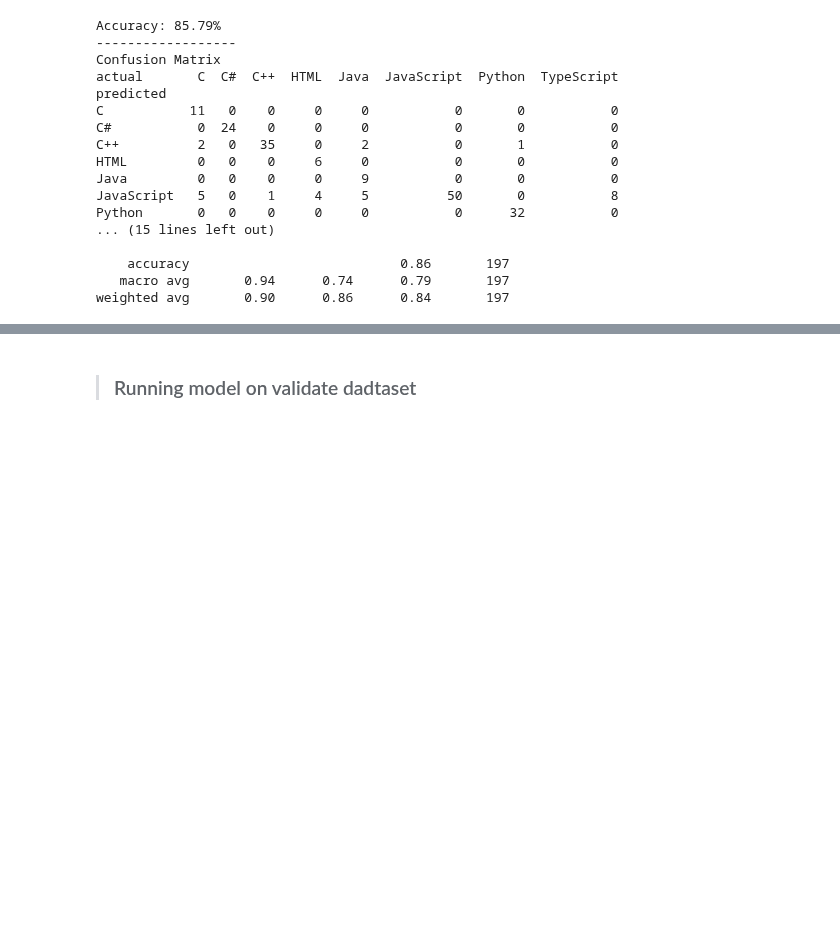
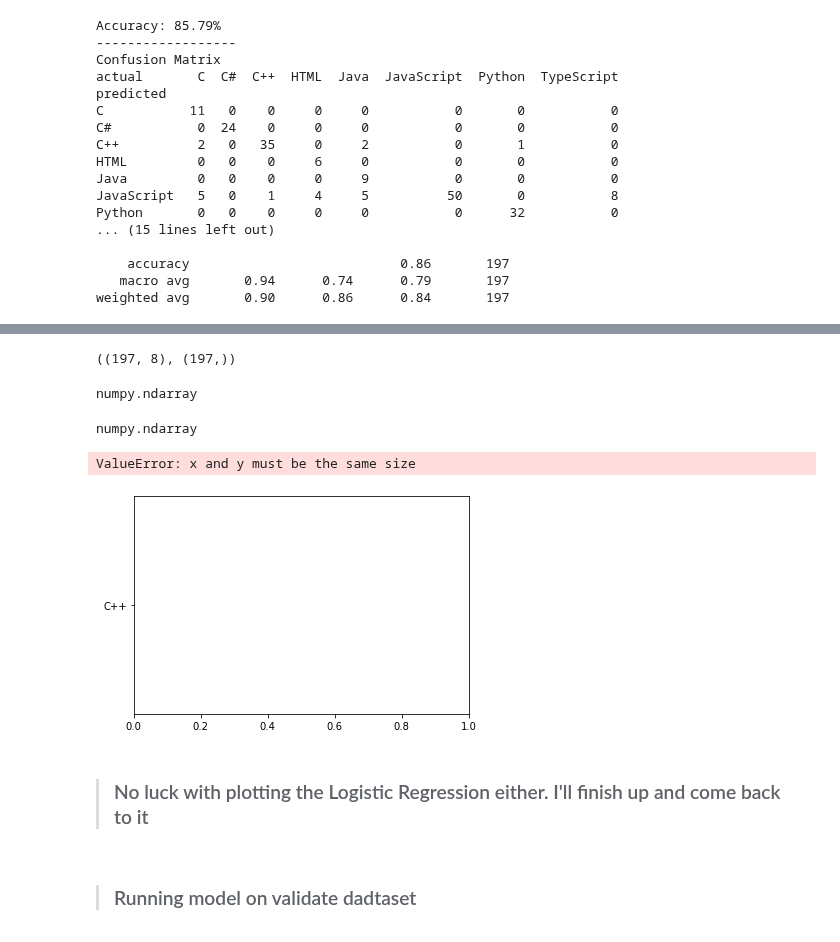
Before and after one commit to paige-arsene-cayt-nlp-project/games-nlp, a Jupyter notebook: arsenes_dir/nlp_project_model.ipynb, the cells around one changed output, grey strips where cells are left out. Drawn from its saved outputs; the diff is of its cells as text; code cells hidden in the pictures; blank space fills up the shorter version.

Commit message:
adding final modeling at mvp level

```diff
--- a/arsenes_dir/nlp_project_model.ipynb
+++ b/arsenes_dir/nlp_project_model.ipynb
@@ -216,0 +221,3 @@ weighted avg       0.90      0.86      0.84       197
+# %%
+y_pred_proba = lm.predict_proba(X_train)
+y_pred_proba
@@ -217,3 +238,29 @@ weighted avg       0.90      0.86      0.84       197
+# %%
+# y_pred is the same as model_train.predicted
+# I am just using this label for personal clarity
+
+y_pred = lm.predict(X_train)
+# %%
+y_pred_proba.shape, y_pred.shape
+# %% [output]
+((197, 8), (197,))
+# %%
+type(y_pred_proba)
+# %% [output]
+numpy.ndarray
+# %%
+type(y_pred)
+# %% [output]
+numpy.ndarray
+# %%
+fig = plt.figure()
+ax = fig.add_subplot(111)
+ax.scatter(y_pred_proba, y_pred)
+# %% [output]
+ValueError: x and y must be the same size
+[figure, added]
+# %% [markdown]
+>### No luck with plotting the Logistic Regression either. I'll finish up and come back to it
 # %% [markdown]
 >### Running model on validate dadtaset
 # %%
```
Also changed, not shown: parts of 27 cells of this notebook.
